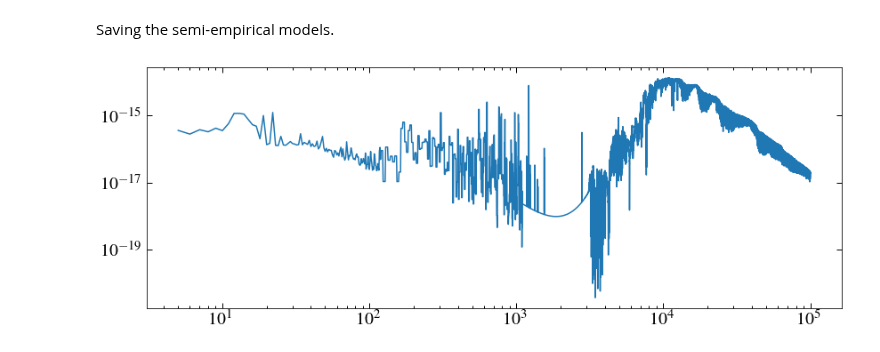
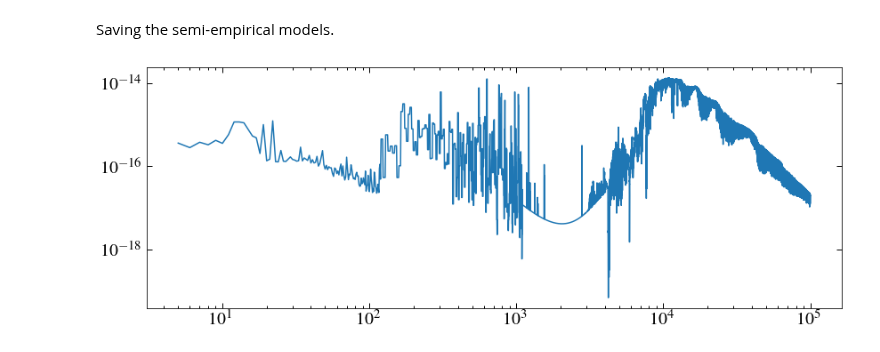
Before and after one commit to davidjwilson/SEDs, a Jupyter notebook: trappist-1/paper/semi_emp.ipynb, the cells around one changed output. Drawn from its saved outputs; the diff is of its cells as text; code cells hidden in the pictures.

```diff
--- a/trappist-1/paper/semi_emp.ipynb
+++ b/trappist-1/paper/semi_emp.ipynb
@@ -567,8 +573,9 @@ ascii.write(savdat, 'saved_models/trappist-1_model_const_res_v04.ecsv', format='
 # %%
 #check it worked
-sep = Table.read('saved_models/trappist-1_model_const_res_v04.ecsv')
+sep = Table.read('saved_models/trappist-1_model_const_res_v05.ecsv')
 plt.plot(sep['WAVELENGTH'], sep['FLUX'])
 plt.xscale('log')
 plt.yscale('log')
+#plt.xlim(3900, 4100)
 # %% [output]
-[figure, old version]
+[figure, new version]
```
Also changed, not shown: parts of 23 cells of this notebook, 19 other files.
